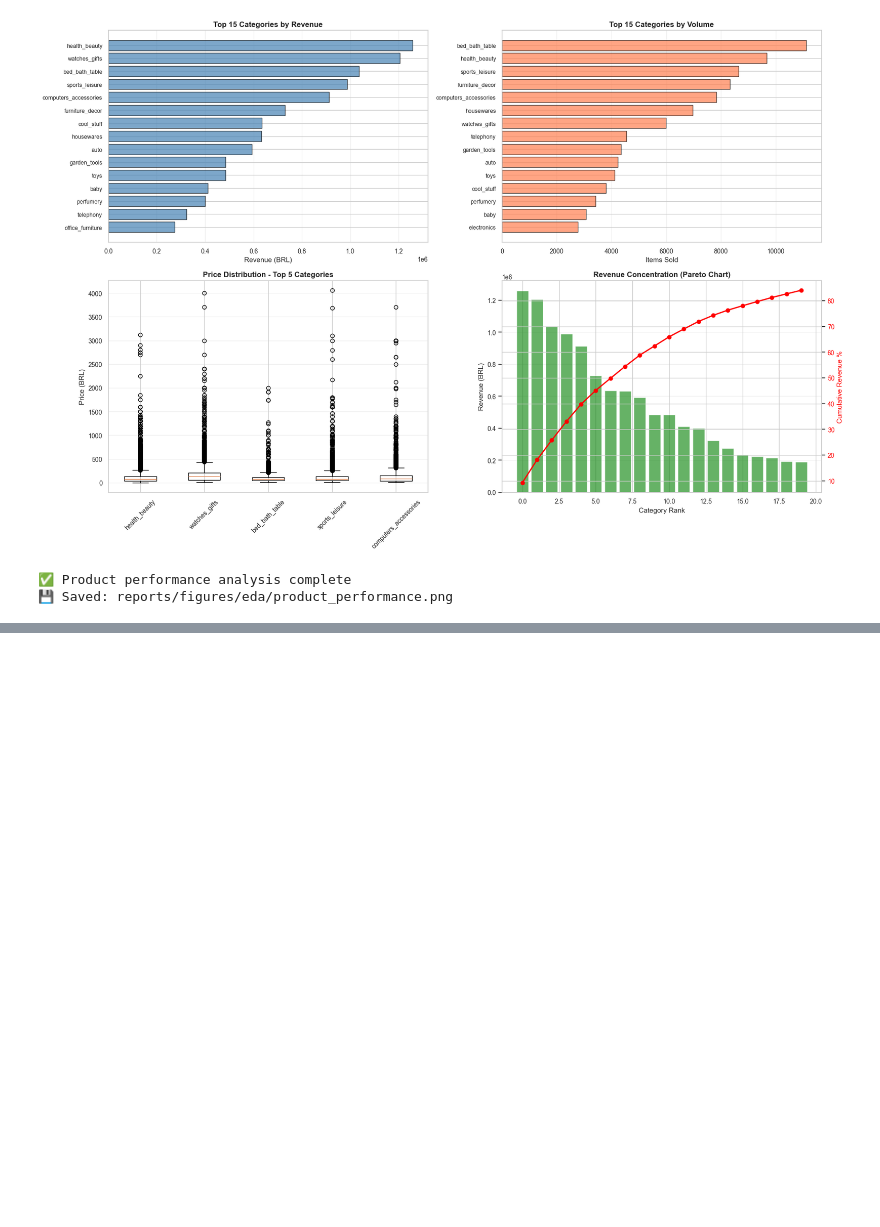
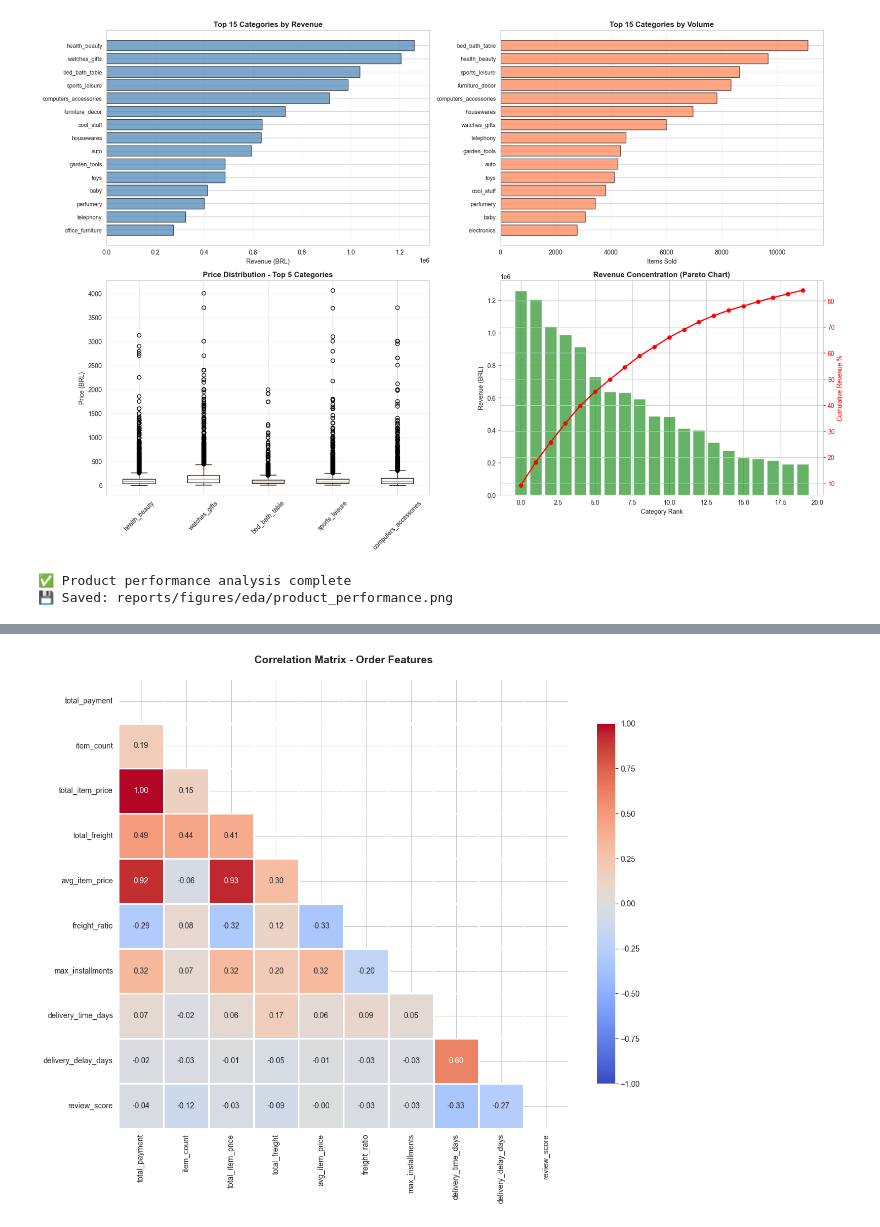
Before and after one commit to mayowaaloko/brazilian-ecommerce-intelligence, a Jupyter notebook: notebooks/02_eda_and_features.ipynb, the cells around one changed output, grey strips where cells are left out. Drawn from its saved outputs; the diff is of its cells as text; code cells hidden in the pictures; blank space fills up the shorter version.

```diff
--- a/notebooks/02_eda_and_features.ipynb
+++ b/notebooks/02_eda_and_features.ipynb
@@ -610,0 +1322,80 @@ print("💾 Saved: reports/figures/eda/product_performance.png")
+# %%
+# Correlation Analysis
+# ============================================================================
+# Analyze correlations between numerical features
+# ============================================================================
+
+print("\n🔗 CORRELATION ANALYSIS")
+print("="*80)
+
+# Select numerical features for correlation analysis
+numerical_features = [
+    'total_payment', 'item_count', 'total_item_price', 'total_freight',
+    'avg_item_price', 'freight_ratio', 'max_installments',
+    'delivery_time_days', 'delivery_delay_days', 'review_score'
+]
+
+# Filter to delivered orders with reviews for complete analysis
+complete_orders = delivered_orders[
+    (delivered_orders['has_review'] == 1) &
+    (delivered_orders['delivery_time_days'].notna())
+].copy()
+
+# Select available columns
+available_features = [col for col in numerical_features if col in complete_orders.columns]
+correlation_data = complete_orders[available_features].copy()
+
+print(f"\nAnalyzing correlations for {len(available_features)} features")
+print(f"Sample size: {len(correlation_data):,} orders")
+
+# Calculate correlation matrix
+corr_matrix = correlation_data.corr()
+
+print(f"\n📊 Correlation Matrix:")
+print(corr_matrix.round(3))
+
+# Find strong correlations (|r| > 0.5)
+print(f"\n🔍 Strong Correlations (|r| > 0.5):")
+for i in range(len(corr_matrix.columns)):
+    for j in range(i+1, len(corr_matrix.columns)):
+        corr_val = corr_matrix.iloc[i, j]
+        if abs(corr_val) > 0.5:
+            print(f"   {corr_matrix.columns[i]:25} ↔ {corr_matrix.columns[j]:25} : {corr_val:6.3f}")
+
+# Key correlations with review_score
+if 'review_score' in corr_matrix.columns:
+    print(f"\n⭐ Correlations with Review Score:")
+    review_corr = corr_matrix['review_score'].sort_values(ascending=False)
+    for feature, corr_val in review_corr.items():
+        if feature != 'review_score':
+            print(f"   {feature:30} : {corr_val:6.3f}")
+
+# Visualize correlation matrix
+plt.figure(figsize=(12, 10))
+mask = np.triu(np.ones_like(corr_matrix, dtype=bool))
+sns.heatmap(corr_matrix, mask=mask, annot=True, fmt='.2f', cmap='coolwarm',
+            center=0, vmin=-1, vmax=1, square=True, linewidths=1,
+            cbar_kws={"shrink": 0.8})
+plt.title('Correlation Matrix - Order Features', fontsize=14, fontweight='bold', pad=20)
+plt.tight_layout()
+plt.savefig('reports/figures/eda/correlation_matrix.png', dpi=300, bbox_inches='tight')
+plt.show()
+
+# 🔑 NEW INSIGHTS ADDED HERE
+print("\n🔑 KEY INSIGHTS FROM CORRELATION MATRIX:")
+print("   1. Strongest Positive Correlation (Multicollinearity Risk):")
+print("      - total_payment ↔ total_item_price (r=1.00): These variables are essentially duplicates or have a near-perfect linear relationship, indicating multicollinearity.")
+print("      - total_payment ↔ avg_item_price (r=0.92): Very strong correlation, driven by high item prices resulting in high total payments.")
+print("      - total_item_price ↔ avg_item_price (r=0.93): Similar to the above, suggesting average price is a strong proxy for total price.")
+print("   2. Key Determinant of Review Score:")
+print("      - review_score ↔ delivery_delay_days (r=-0.60): This is the strongest negative relationship. Delayed deliveries have a **major negative impact** on customer satisfaction.")
+print("   3. Relationship with Payment Flexibility:")
+print("      - max_installments ↔ total_payment (r=0.32): There is a **moderate positive correlation** between the number of installments and the total payment amount, suggesting customers use more installments for larger purchases.")
+print("   4. Freight and Price Relationship:")
+print("      - total_freight ↔ total_payment (r=0.49): Freight cost is moderately correlated with total payment, which is expected since heavier/larger orders generally cost more to ship.")
+print("      - freight_ratio ↔ avg_item_price (r=-0.33): There is a **weak-to-moderate negative correlation**. This means the more expensive an item is, the smaller the freight cost is as a proportion of the total cost.")
+
+
+print("\n✅ Correlation analysis complete")
+print("💾 Saved: reports/figures/eda/correlation_matrix.png")
+# %% [output]
@@ -610,0 +1419 @@ print("💾 Saved: reports/figures/eda/product_performance.png")
+[figure, added]
```
Also changed, not shown: parts of 18 cells of this notebook, 16 other files.
